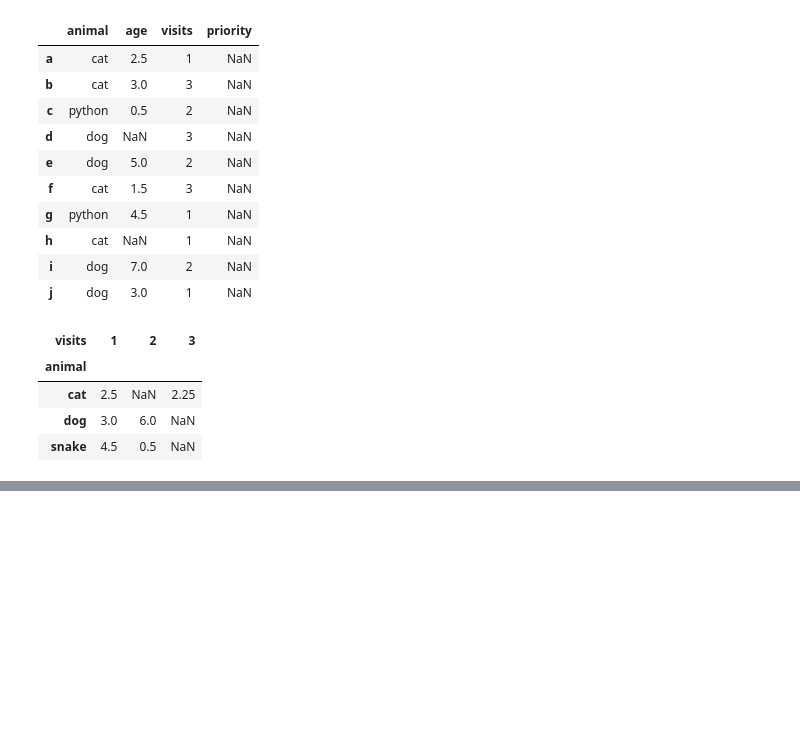
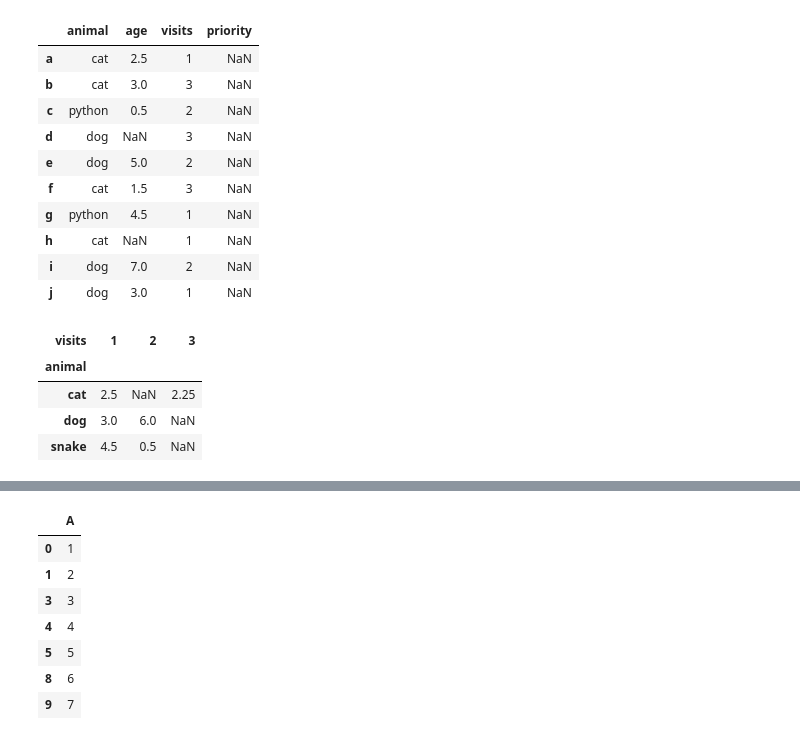
Before and after one commit to ankit-chuahan/Python-Practice-Questions, a Jupyter notebook: Practice_python_codes.ipynb, the cells around one changed output, grey strips where cells are left out. Cells and saved outputs as stored; diff of their text form; code cells hidden in the pictures; blank space fills up the shorter version.

```diff
--- a/Practice_python_codes.ipynb
+++ b/Practice_python_codes.ipynb
@@ -2513,0 +2530,12 @@ df.pivot_table(index='animal', columns='visits', values='age', aggfunc='mean')
+# %%
+# How do you filter out rows which contain the same integer as the row immediately above?
+df.loc[df['A'].shift(1) != df['A']]
+# %% [output]
+|  | A |
+| 0 | 1 |
+| 1 | 2 |
+| 3 | 3 |
+| 4 | 4 |
+| 5 | 5 |
+| 8 | 6 |
+| 9 | 7 |
```
Also changed, not shown: parts of 4 cells of this notebook.
